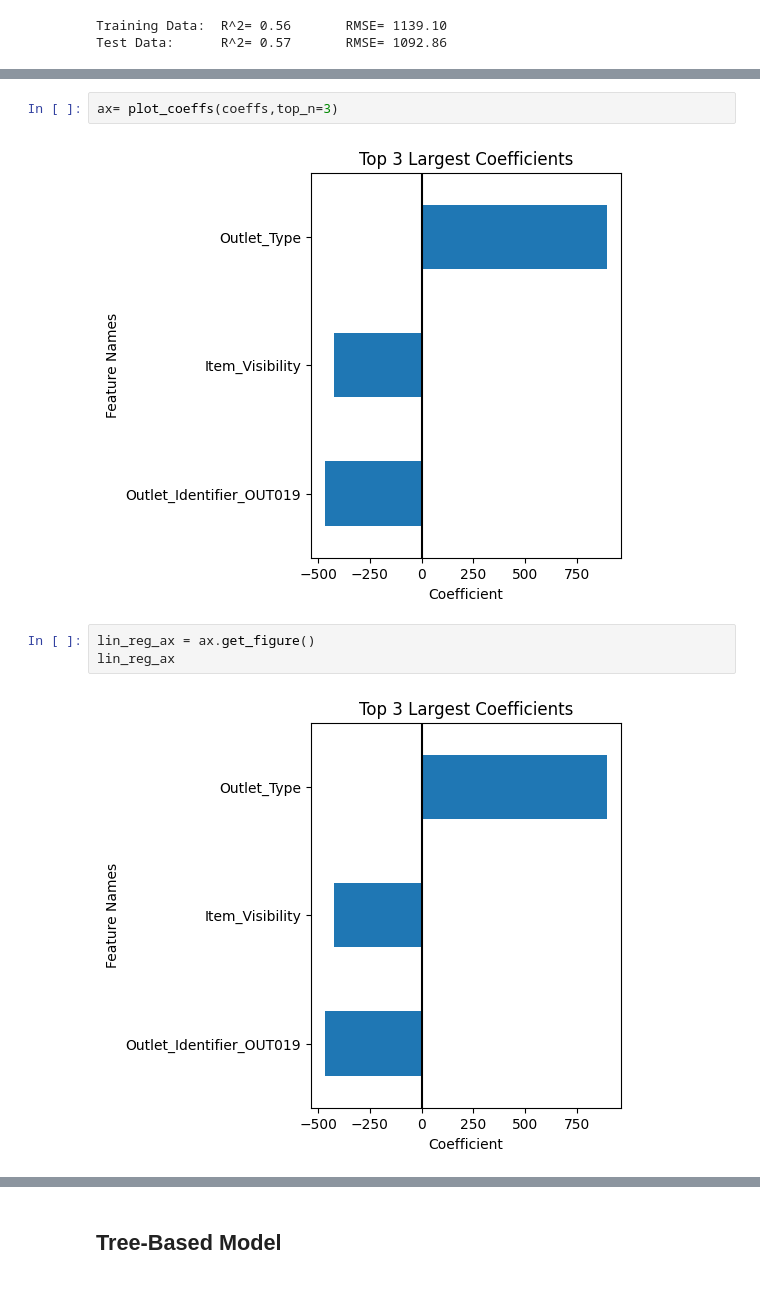
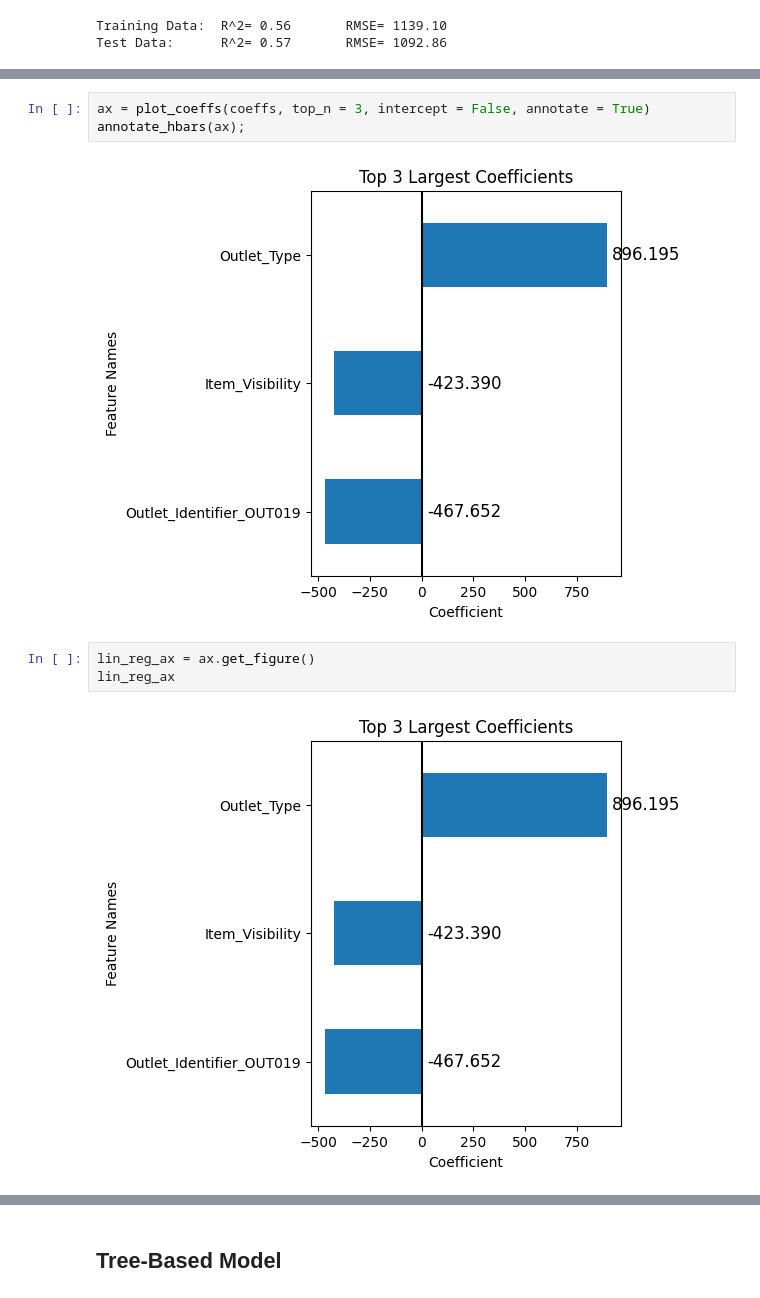
Before and after one commit to GregoryL12/Project-1-Revisted, a Jupyter notebook: Project 1 Revisted.ipynb, the cells around one changed output, grey strips where cells are left out. Cells and saved outputs as stored; diff of their text form.

```diff
--- a/Project 1 Revisted.ipynb
+++ b/Project 1 Revisted.ipynb
@@ -967,12 +967,13 @@ Item_Type_Seafood                   308.888596
 Outlet_Type                         896.194561
 dtype: float64
 # %%
-ax= plot_coeffs(coeffs,top_n=3)
+ax = plot_coeffs(coeffs, top_n = 3, intercept = False, annotate = True)
+annotate_hbars(ax);
 # %% [output]
-[figure, old version]
+[figure, new version]
 # %%
 lin_reg_ax = ax.get_figure()
 lin_reg_ax
 # %% [output]
-[figure, old version]
+[figure, new version]
 # %% [markdown]
```
Also changed, not shown: parts of 2 cells of this notebook, 2 other files.
